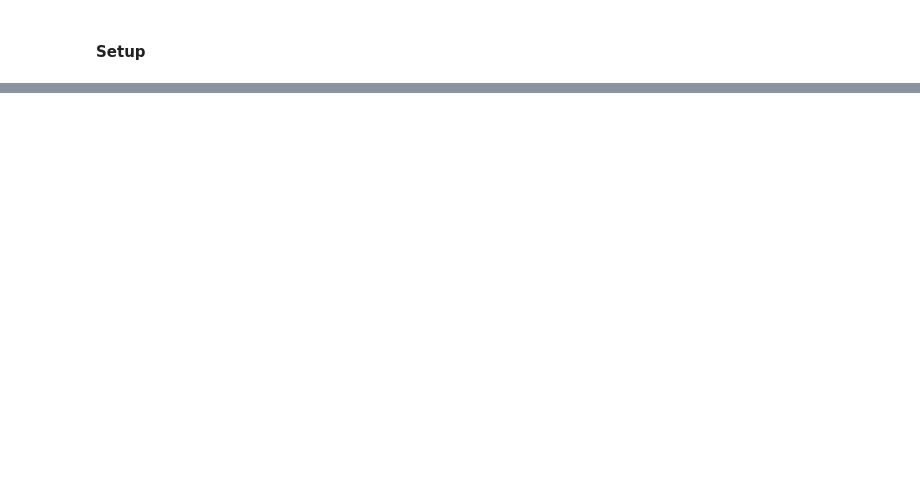
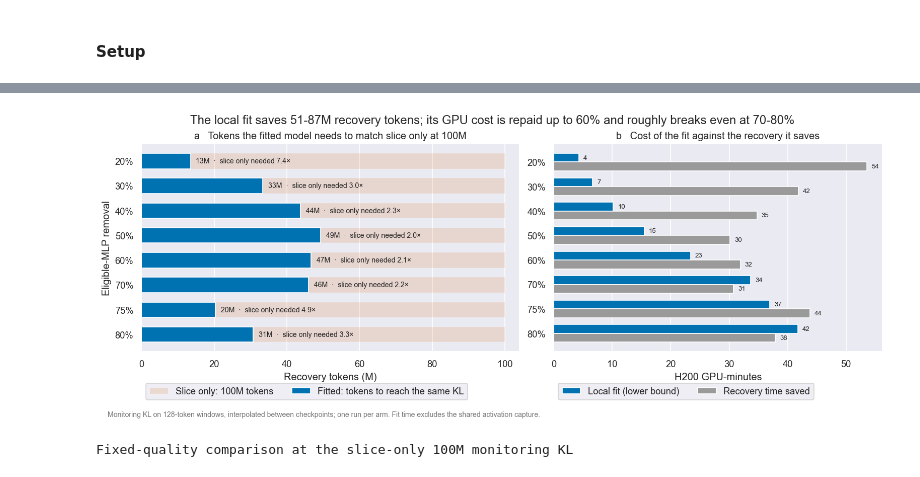
Before and after one commit to Sammuel21/diploma-thesis-block-replacement, a Jupyter notebook: notebooks/model/swiglu/swiglu-8.ipynb, the cells around one changed output, grey strips where cells are left out. Cells and saved outputs as stored; diff of their text form; code cells hidden in the pictures; blank space fills up the shorter version.

```diff
--- a/notebooks/model/swiglu/swiglu-8.ipynb
+++ b/notebooks/model/swiglu/swiglu-8.ipynb
@@ -960,0 +645,75 @@ display(environment_df.drop_duplicates(subset=environment_df.columns[1:].tolist(
+# %%
+fit_seconds = {(fit['layer'], fit['replacement_width']): fit['fit_seconds'] for fit in prepared_results['local_fitting']}
+worth_rows = []
+for target in TARGETS:
+    fitted_rows = history_df[(history_df['Arm'] == 'fitted') & (history_df['Target'] == target)].sort_values('Tokens')
+    slice_final = history_df[(history_df['Arm'] == 'slice') & (history_df['Target'] == target)].sort_values('Tokens').iloc[-1]
+    tokens = fitted_rows['Actual tokens'].to_numpy(dtype=float)
+    kl = fitted_rows['Monitoring KL'].to_numpy()
+    reached = np.flatnonzero(kl <= slice_final['Monitoring KL'])
+    index = reached[0]  # first checkpoint at or below the slice-only 100M value
+    fraction = (kl[index - 1] - slice_final['Monitoring KL']) / (kl[index - 1] - kl[index])
+    if tokens[index - 1] > 0:
+        equivalent = np.exp(np.log(tokens[index - 1]) + fraction * (np.log(tokens[index]) - np.log(tokens[index - 1])))
+    else:
+        equivalent = tokens[index - 1] + fraction * (tokens[index] - tokens[index - 1])
+    allocation = prepared_results['allocation']['targets'][str(target)]['allocation']
+    recovery = runs[('slice', target)]['results']['recovery']
+    seconds_per_token = recovery['training_seconds'] / recovery['tokens_seen']
+    worth_rows.append({
+        'Target': target,
+        'Fitted tokens to match (M)': equivalent / 1e6,
+        'Tokens saved (M)': (slice_final['Actual tokens'] - equivalent) / 1e6,
+        'Slice-only token multiple': slice_final['Actual tokens'] / equivalent,
+        'Local fit (GPU-min)': sum(fit_seconds[(row['layer'], row['replacement_width'])]
+                                   for row in allocation if not row['retains_dense_module']) / 60,
+        'Recovery saved (GPU-min)': (slice_final['Actual tokens'] - equivalent) * seconds_per_token / 60,
+    })
+worth_df = pd.DataFrame(worth_rows)
+
+figure, (token_axis, cost_axis) = plt.subplots(1, 2, figsize=(13, 4.8), gridspec_kw={'width_ratios': (1.15, 1)})
+positions = np.arange(len(worth_df))
+token_axis.barh(positions, 100, color=ARM_COLORS['slice'], alpha=0.14, height=0.62, label='Slice only: 100M tokens')
+token_axis.barh(positions, worth_df['Fitted tokens to match (M)'], color=ARM_COLORS['fitted'], height=0.62,
+                label='Fitted: tokens to reach the same KL')
+for position, row in worth_df.iterrows():
+    token_axis.text(row['Fitted tokens to match (M)'] + 1.5, position,
+                    f"{row['Fitted tokens to match (M)']:.0f}M  ·  slice only needed {row['Slice-only token multiple']:.1f}×",
+                    va='center', fontsize=8.5, color='#222222')
+token_axis.set(yticks=positions, yticklabels=[f'{target:.0%}' for target in worth_df['Target']], xlim=(0, 104),
+               xlabel='Recovery tokens (M)', ylabel='Eligible-MLP removal',
+               title='a   Tokens the fitted model needs to match slice only at 100M')
+token_axis.invert_yaxis()
+token_axis.grid(False)
+token_axis.xaxis.grid(True)
+token_axis.legend(loc='upper left', bbox_to_anchor=(0, -0.13), ncol=2)
+
+height = 0.36
+cost_axis.barh(positions - height / 2, worth_df['Local fit (GPU-min)'], height=height, color=ARM_COLORS['fitted'],
+               label='Local fit (lower bound)')
+cost_axis.barh(positions + height / 2, worth_df['Recovery saved (GPU-min)'], height=height, color='#9a9a9a',
+               label='Recovery time saved')
+for position, row in worth_df.iterrows():
+    cost_axis.text(row['Local fit (GPU-min)'] + 0.8, position - height / 2, f"{row['Local fit (GPU-min)']:.0f}",
+                   va='center', fontsize=8)
+    cost_axis.text(row['Recovery saved (GPU-min)'] + 0.8, position + height / 2, f"{row['Recovery saved (GPU-min)']:.0f}",
+                   va='center', fontsize=8)
+cost_axis.set(yticks=positions, yticklabels=[f'{target:.0%}' for target in worth_df['Target']],
+              xlabel='H200 GPU-minutes', title='b   Cost of the fit against the recovery it saves')
+cost_axis.invert_yaxis()
+cost_axis.grid(False)
+cost_axis.xaxis.grid(True)
+cost_axis.legend(loc='upper left', bbox_to_anchor=(0, -0.13), ncol=2)
+figure.suptitle(
+    f"The local fit saves {worth_df['Tokens saved (M)'].min():.0f}-{worth_df['Tokens saved (M)'].max():.0f}M "
+    'recovery tokens; its GPU cost is repaid up to 60% and roughly breaks even at 70-80%',
+)
+figure.text(0.01, -0.05, 'Monitoring KL on 128-token windows, interpolated between checkpoints; one run per arm. '
+            'Fit time excludes the shared activation capture.', fontsize=8.5, color=NOTE_COLOR)
+plt.show()
+show_table(worth_df, 'Fixed-quality comparison at the slice-only 100M monitoring KL',
+           {'Target': '{:.0%}', 'Fitted tokens to match (M)': '{:.1f}', 'Tokens saved (M)': '{:.1f}',
+            'Slice-only token multiple': '{:.1f}×', 'Local fit (GPU-min)': '{:.1f}', 'Recovery saved (GPU-min)': '{:.1f}'})
+# %% [output]
+[figure, added]
+Fixed-quality comparison at the slice-only 100M monitoring KL
```
Also changed, not shown: parts of 94 cells of this notebook, 12 other files.
